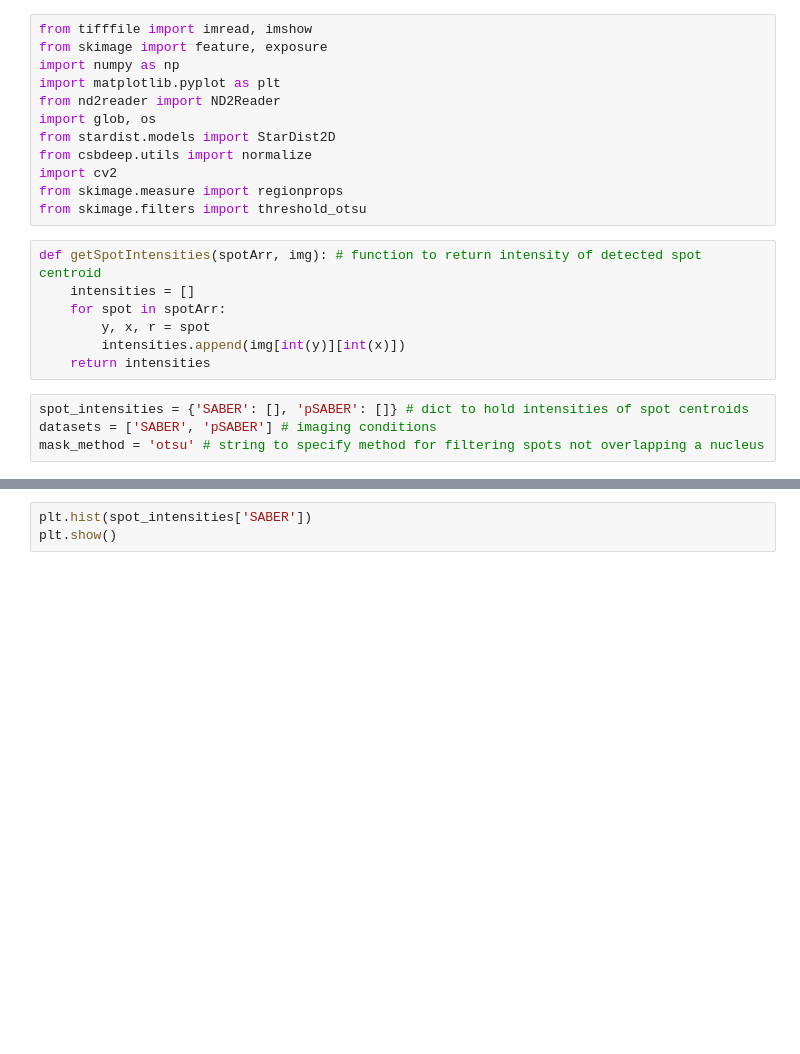
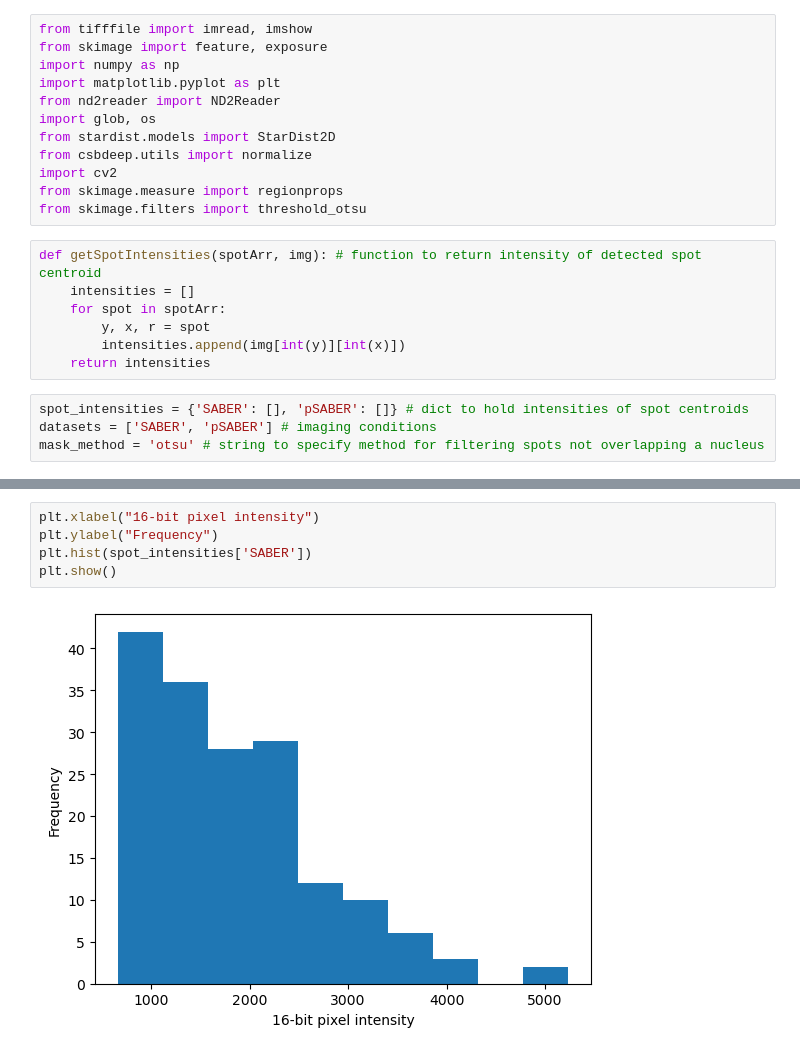
Before and after one commit to beliveau-lab/SABER-Spot-Quant, a Jupyter notebook: spot_detection.ipynb, the cells around one changed output, grey strips where cells are left out. Cells and saved outputs as stored; diff of their text form; blank space fills up the shorter version.

```diff
--- a/spot_detection.ipynb
+++ b/spot_detection.ipynb
@@ -82,4 +87,8 @@ for dataset in datasets:
 # %%
+plt.xlabel("16-bit pixel intensity")
+plt.ylabel("Frequency")
 plt.hist(spot_intensities['SABER'])
 plt.show()
+# %% [output]
+[figure, added]
 # %%
```
Also changed, not shown: parts of 3 cells of this notebook.
